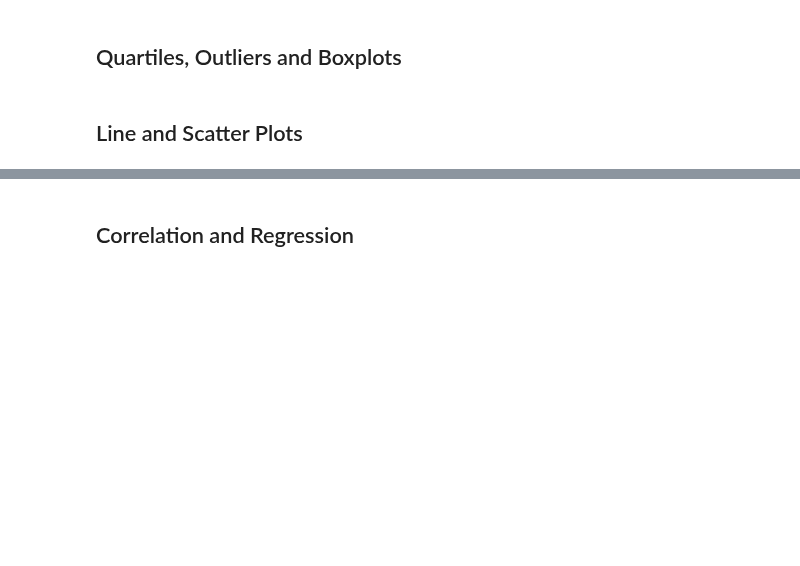
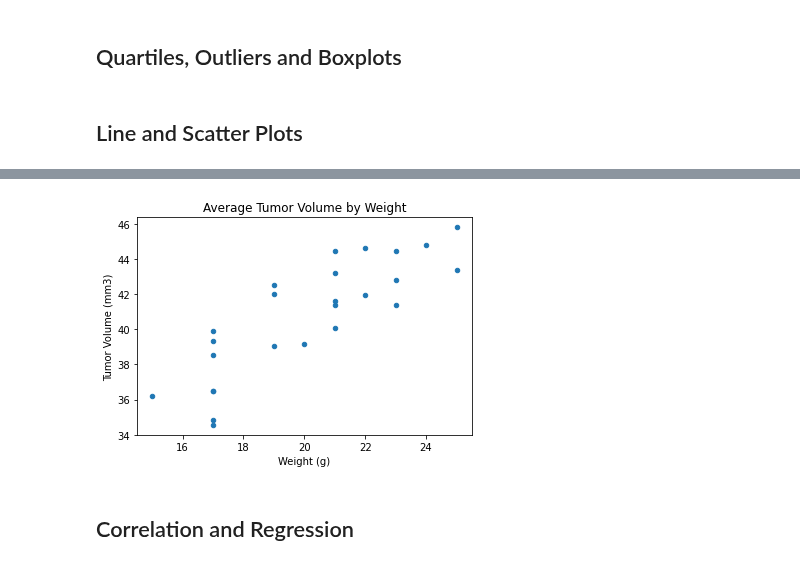
Before and after one commit to rebekahcallkacz/matplotlib-challenge, a Jupyter notebook: Pymaceuticals/main.ipynb, the cells around one changed output, grey strips where cells are left out. Saved outputs shown, nothing was run; the diff lists cells and outputs as text; code cells hidden in the pictures; blank space fills up the shorter version.

```diff
--- a/Pymaceuticals/main.ipynb
+++ b/Pymaceuticals/main.ipynb
@@ -201,3 +219,14 @@ plt.show()
+# %%
+# Generate a scatter plot of mouse weight versus average tumor volume for the Capomulin regimen
+capomulin_data = study_data_cleaned.loc[study_data_cleaned['Drug Regimen']=='Capomulin']
+avg_tumor_by_mouse = capomulin_data.groupby('Mouse ID')['Tumor Volume (mm3)'].mean().reset_index()
+mouse_weight = mouse_metadata_clean[['Mouse ID','Weight (g)']]
+
+tumor_and_weight = pd.merge(mouse_weight, avg_tumor_by_mouse, how='right', on='Mouse ID')
+tumor_and_weight.plot(kind='scatter', x= 'Weight (g)', y= 'Tumor Volume (mm3)', title= 'Average Tumor Volume by Weight')
+plt.show()
+# %% [output]
+[figure, added]
 # %% [markdown]
 ## Correlation and Regression
 # %%
```
Also changed, not shown: parts of 7 cells of this notebook.
